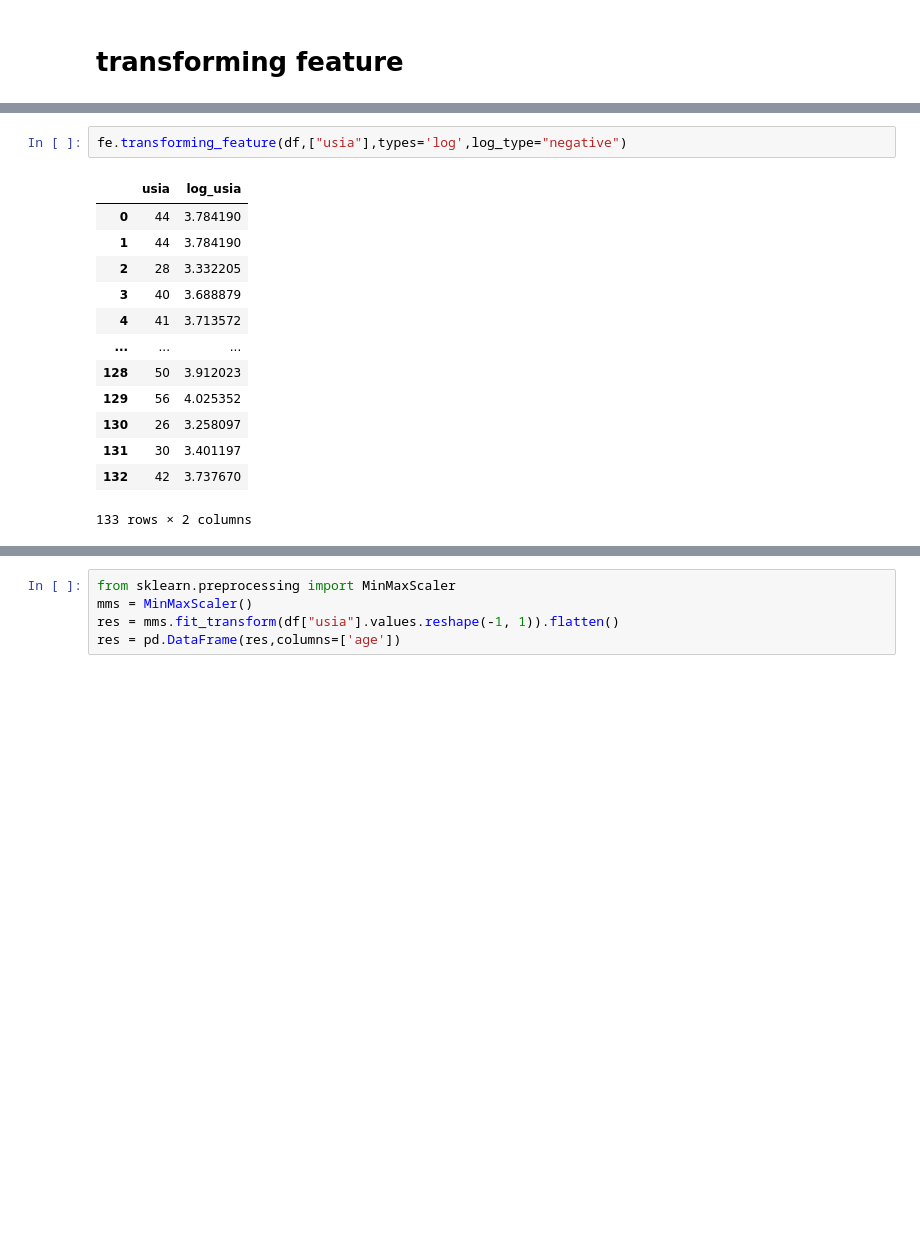
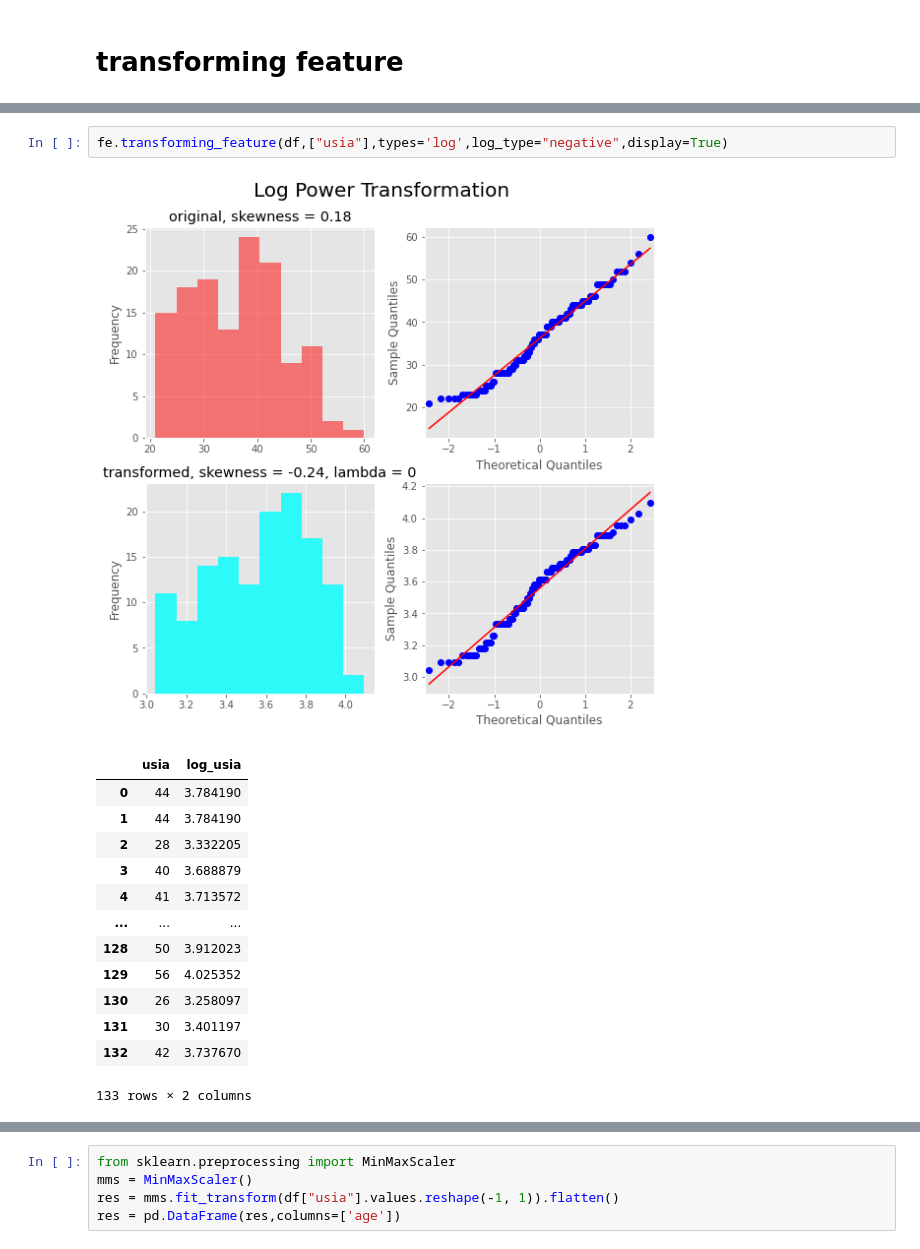
Before and after one commit to imanursar/Machine-Learning-Notes, a Jupyter notebook: Custom Function/Feature Engineering Function.ipynb, the cells around one changed output, grey strips where cells are left out. Drawn from its saved outputs; the diff is of its cells as text; blank space fills up the shorter version.

```diff
--- a/Custom Function/Feature Engineering Function.ipynb
+++ b/Custom Function/Feature Engineering Function.ipynb
@@ -153,8 +151,9 @@ fe.transforming_feature(df,["usia"],types='sqrt')
 | 132 | 42 | 6.480741 |
 133 rows × 2 columns
 # %%
-fe.transforming_feature(df,["usia"],types='log',log_type="negative")
+fe.transforming_feature(df,["usia"],types='log',log_type="negative",display=True)
 # %% [output]
+[figure, added]
 |  | usia | log_usia |
 | 0 | 44 | 3.784190 |
 | 1 | 44 | 3.784190 |
```
Also changed, not shown: parts of 10 cells of this notebook.
